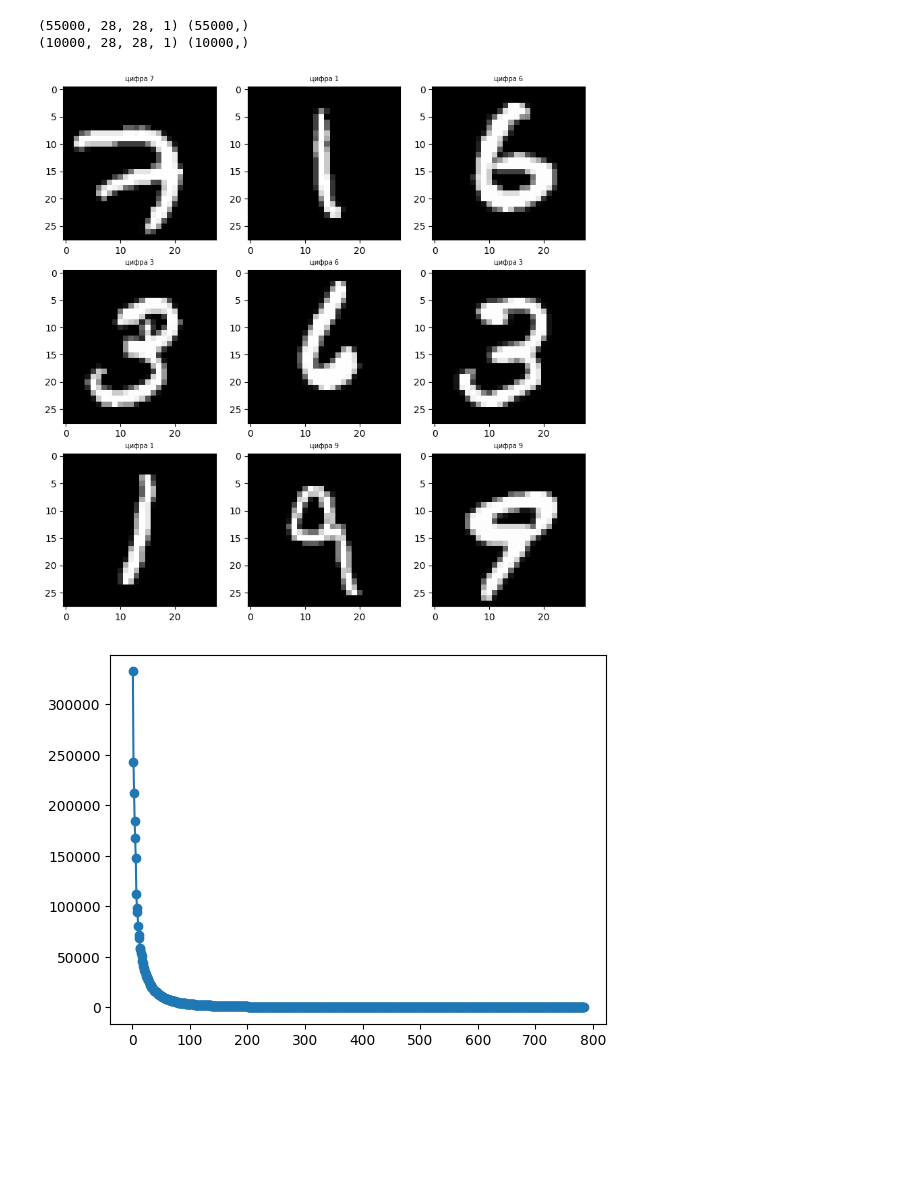
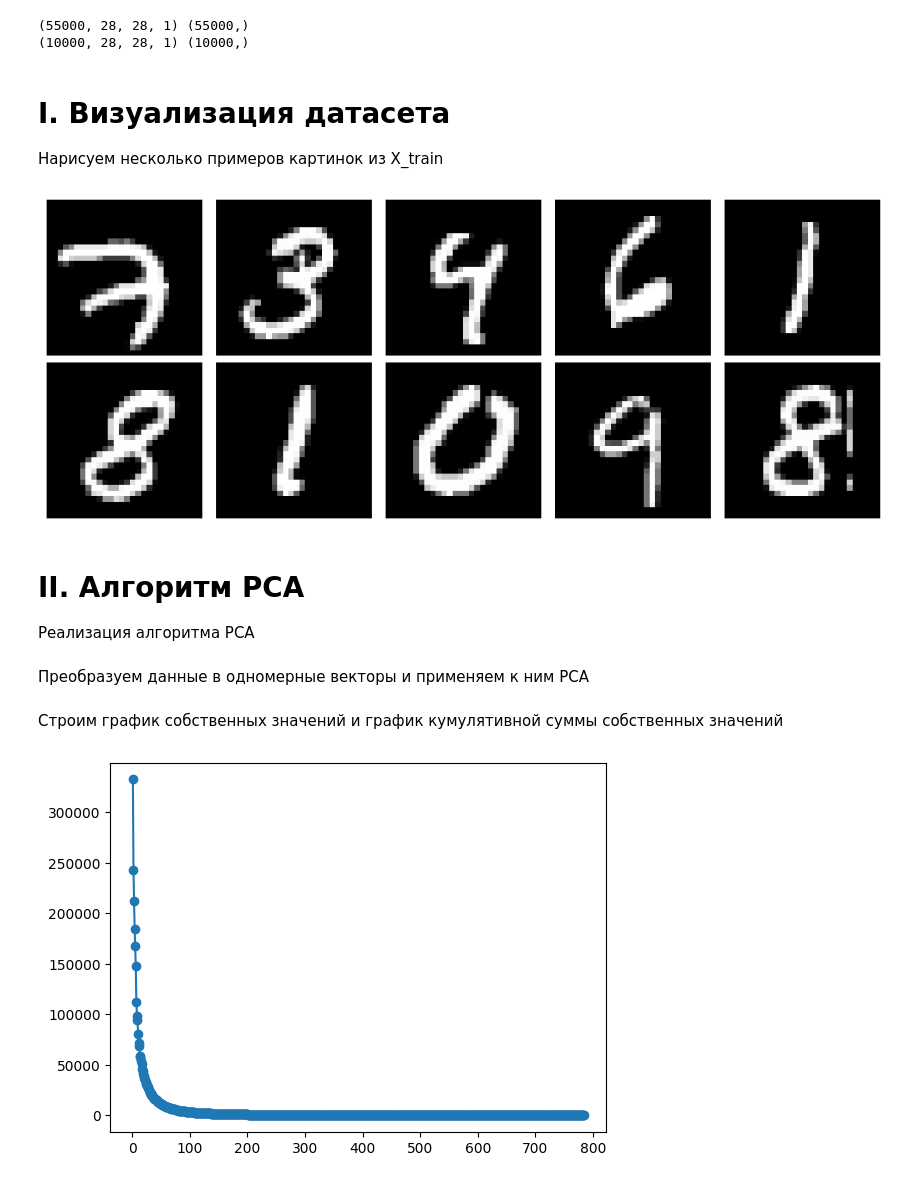
Before and after one commit to yaedavid/Spring2023Python, a Jupyter notebook: homework06/6.2 - Метод главных компонент (PCA)/6.2 Аветисян Давид Артурович НПМбд-02-20.ipynb, the cells around one changed output. Drawn from its saved outputs; the diff is of its cells as text; code cells hidden in the pictures; blank space fills up the shorter version.

```diff
--- a/homework06/6.2 - Метод главных компонент (PCA)/6.2 Аветисян Давид Артурович НПМбд-02-20.ipynb
+++ b/homework06/6.2 - Метод главных компонент (PCA)/6.2 Аветисян Давид Артурович НПМбд-02-20.ipynb
@@ -19,13 +21,23 @@ print(X_test.shape, y_test.shape)
 # %% [output]
 (55000, 28, 28, 1) (55000,)
 (10000, 28, 28, 1) (10000,)
+# %% [markdown]
+# I. Визуализация датасета
+
+Нарисуем несколько примеров картинок из X_train
 # %%
-fig, axis = plt.subplots(3, 3, figsize = (10,10))
-for i in range(3):
-    for j in range(3):
-        axis[i, j].imshow(train[0][i**2 + 20 * j], cmap = 'gray')
-        axis[i, j].set_title('цифра ' + str(train[1][i**2 + 20 * j]), fontdict = {'fontsize':7})
+fig, axes = plt.subplots(2, 5, figsize=(10, 4))
+axes = axes.flatten()
+for i in range(10):
+    axes[i].imshow(X_train[i].reshape(28, 28), cmap='gray')
+    axes[i].axis('off')
+plt.tight_layout()
+plt.show()
 # %% [output]
-[figure, old version]
+[figure, new version]
+# %% [markdown]
+# II. Алгоритм PCA
+
+Реализация алгоритма PCA
 # %%
 class my_PCA():
@@ -56,3 +68,5 @@ class my_PCA():
     def fit_transform(self, X):
         self.fit(X)
         return self.transform(X)
+# %% [markdown]
+Преобразуем данные в одномерные векторы и применяем к ним РСА
@@ -59 +79,3 @@ class my_PCA():
+# %% [markdown]
+Строим график собственных значений и график кумулятивной суммы собственных значений
 # %%
```
Also changed, not shown: parts of 19 cells of this notebook.
